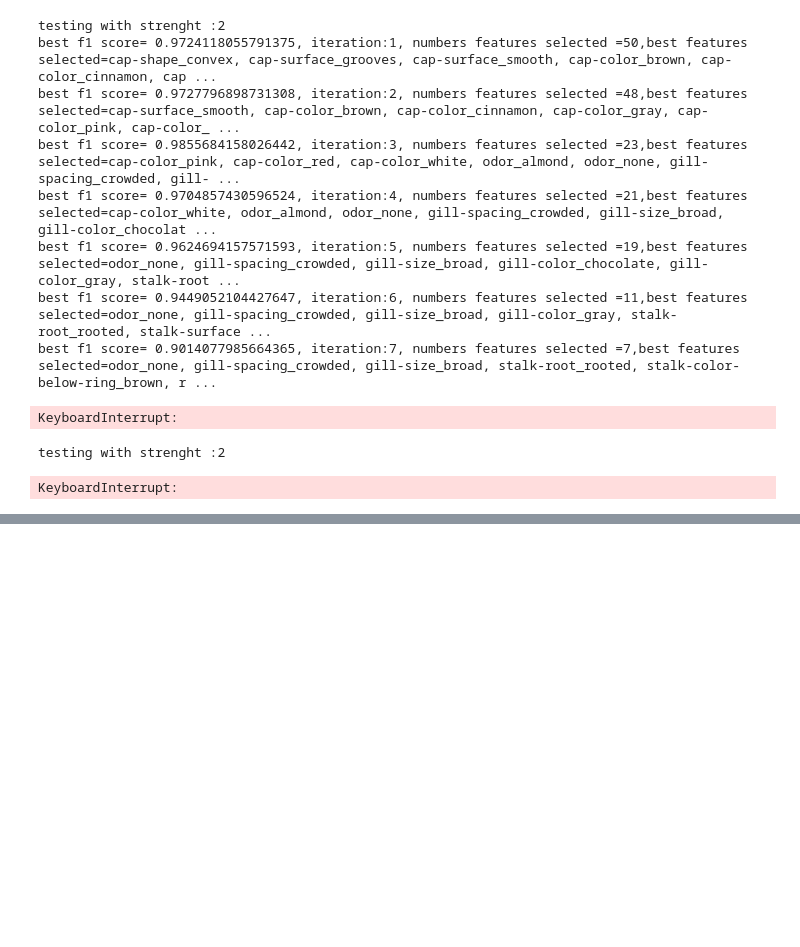
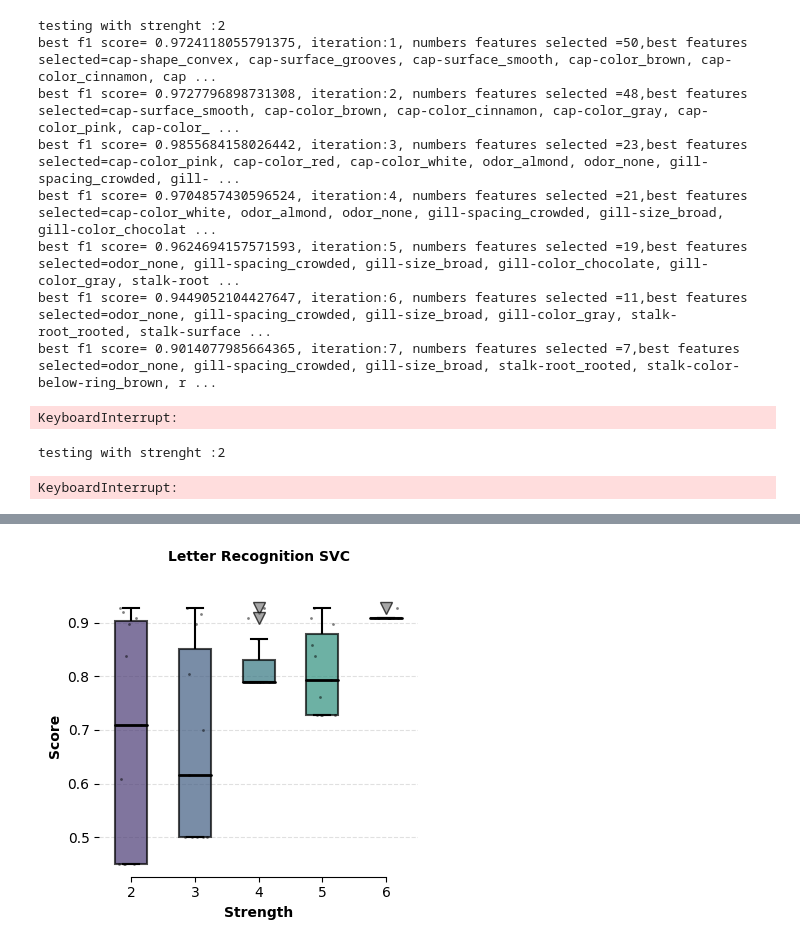
Before and after one commit to mikefixer/icafs, a Jupyter notebook: notebookes/icafs.ipynb, the cells around one changed output, grey strips where cells are left out. Saved outputs shown, nothing was run; the diff lists cells and outputs as text; code cells hidden in the pictures; blank space fills up the shorter version.

```diff
--- a/notebookes/icafs.ipynb
+++ b/notebookes/icafs.ipynb
@@ -958,0 +1211,8 @@ KeyboardInterrupt:
+# %%
+my_dict_svc_letter= {}
+max_strength = 6
+for t in range(2,max_strength +1):
+    print(f"testing with strenght :{t}")
+    iterations ,feature,score = ICAFS(X_letter,y_letter,t,10,'svm.SVC()',True)
+    float_scores = [x.item() for x in score]
+    my_dict_svc_letter[t] = float_scores
@@ -958,0 +1244,4 @@ KeyboardInterrupt:
+# %%
+plot_box_plot(my_dict_svc_letter,"Strength","Score","Letter Recognition SVC")
+# %% [output]
+[figure, added]
```
Also changed, not shown: parts of 20 cells of this notebook, 1 other file.
